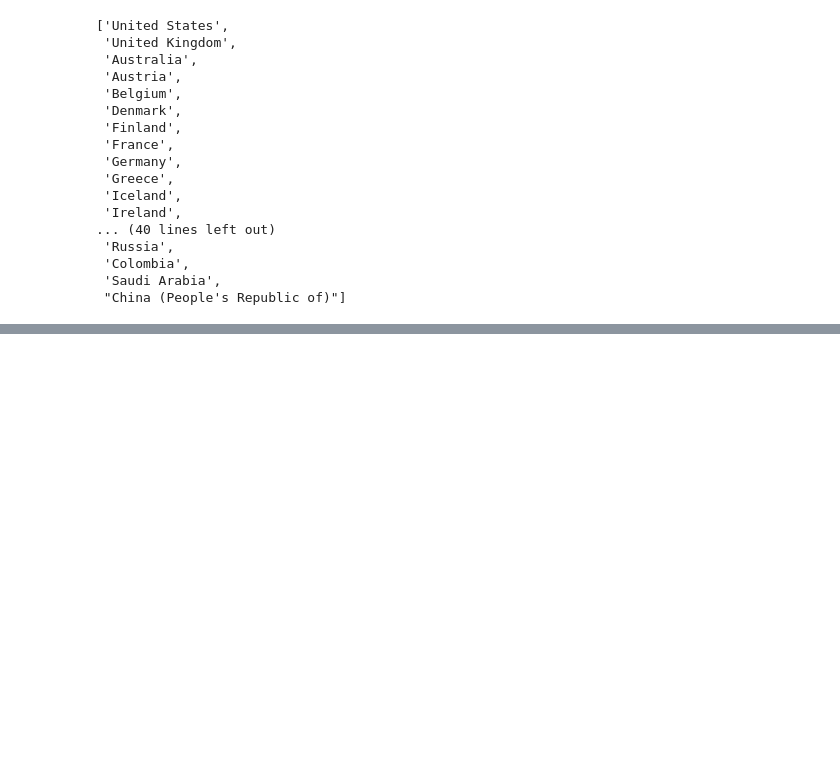
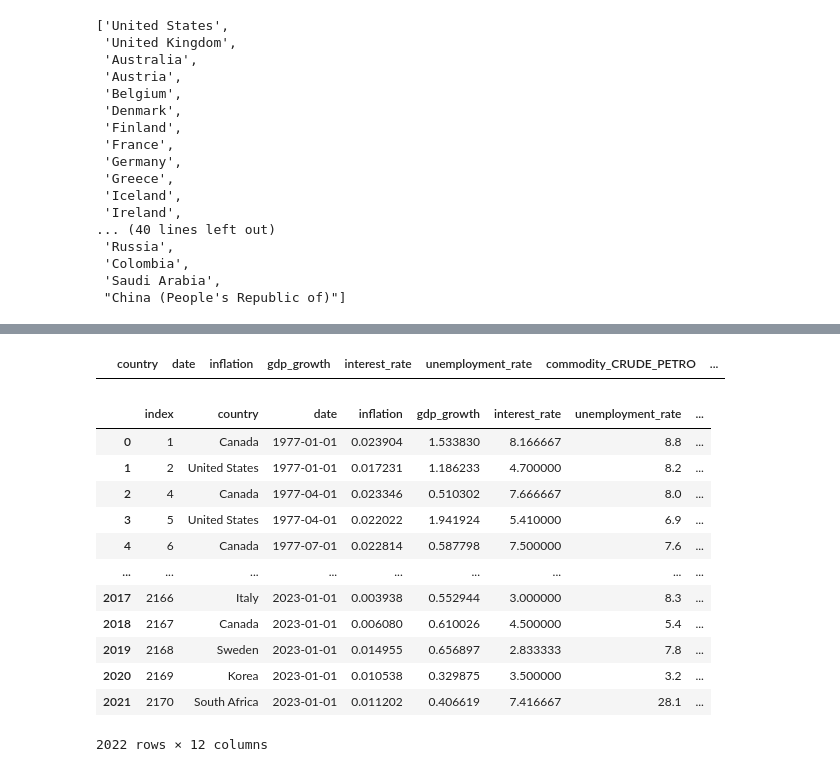
Before and after one commit to mvanaltvorst/seminar, a Jupyter notebook: notebooks/data/merged_data.ipynb, the cells around one changed output, grey strips where cells are left out. Cells and saved outputs as stored; diff of their text form; code cells hidden in the pictures; blank space fills up the shorter version.

```diff
--- a/notebooks/data/merged_data.ipynb
+++ b/notebooks/data/merged_data.ipynb
@@ -163,0 +181,28 @@ dfs["gdp_growth"].index.get_level_values(0).unique().tolist()
+# %%
+countries = (df["country"].unique())
+countries
+select = df.country.apply(lambda x : x  not in countries)
+dfs = df[select].copy()
+dfs.set_index(['country', 'date']).reset_index()
+dfs
+# %% [output]
+|  | country | date | inflation | gdp_growth | interest_rate | unemployment_rate | commodity_CRUDE_PETRO | ... |
+# %%
+from seminartools.data import read_merged
+
+d = read_merged(remove_countries = ["Japan"]).reset_index()
+d
+# %% [output]
+|  | index | country | date | inflation | gdp_growth | interest_rate | unemployment_rate | ... |
+| 0 | 1 | Canada | 1977-01-01 | 0.023904 | 1.533830 | 8.166667 | 8.8 | ... |
+| 1 | 2 | United States | 1977-01-01 | 0.017231 | 1.186233 | 4.700000 | 8.2 | ... |
+| 2 | 4 | Canada | 1977-04-01 | 0.023346 | 0.510302 | 7.666667 | 8.0 | ... |
+| 3 | 5 | United States | 1977-04-01 | 0.022022 | 1.941924 | 5.410000 | 6.9 | ... |
+| 4 | 6 | Canada | 1977-07-01 | 0.022814 | 0.587798 | 7.500000 | 7.6 | ... |
+| ... | ... | ... | ... | ... | ... | ... | ... | ... |
+| 2017 | 2166 | Italy | 2023-01-01 | 0.003938 | 0.552944 | 3.000000 | 8.3 | ... |
+| 2018 | 2167 | Canada | 2023-01-01 | 0.006080 | 0.610026 | 4.500000 | 5.4 | ... |
+| 2019 | 2168 | Sweden | 2023-01-01 | 0.014955 | 0.656897 | 2.833333 | 7.8 | ... |
+| 2020 | 2169 | Korea | 2023-01-01 | 0.010538 | 0.329875 | 3.500000 | 3.2 | ... |
+| 2021 | 2170 | South Africa | 2023-01-01 | 0.011202 | 0.406619 | 7.416667 | 28.1 | ... |
+2022 rows × 12 columns
```
Also changed, not shown: parts of 3 cells of this notebook, 1 other file.
